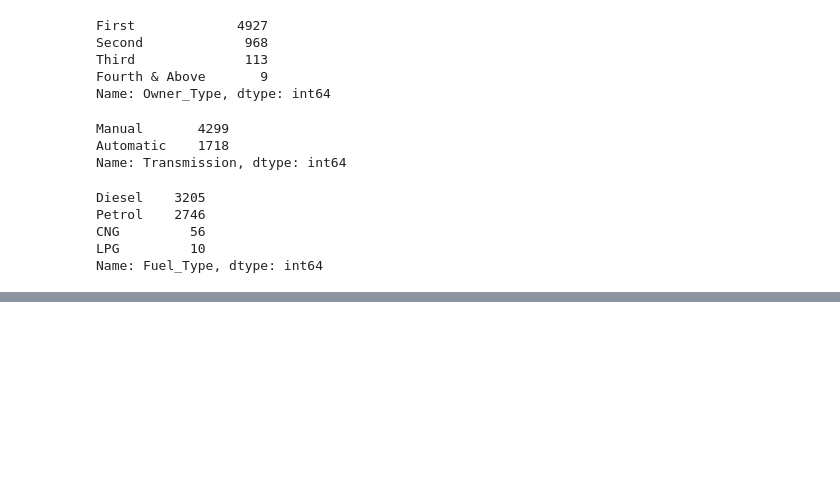
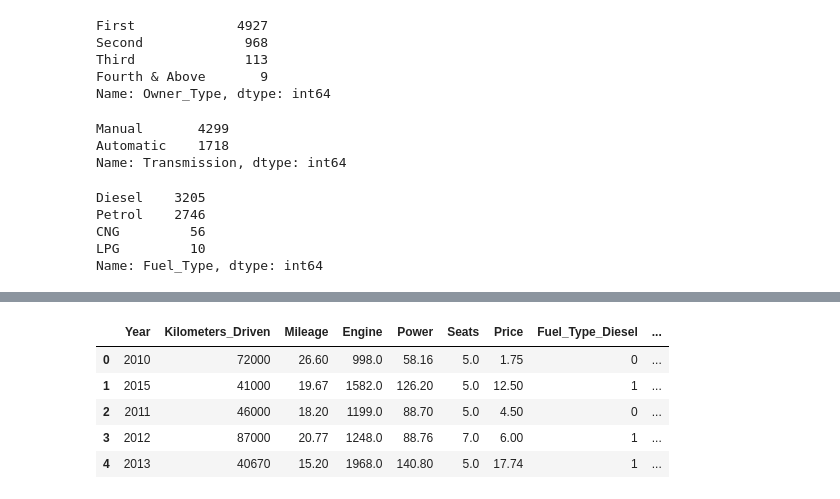
Before and after one commit to Smit1400/CarDealer, a Jupyter notebook: used-car-price-prediction.ipynb, the cells around one changed output, grey strips where cells are left out. Drawn from its saved outputs; the diff is of its cells as text; code cells hidden in the pictures; blank space fills up the shorter version.

```diff
--- a/used-car-price-prediction.ipynb
+++ b/used-car-price-prediction.ipynb
@@ -358,0 +374,9 @@ train_data["Fuel_Type"].unique()
+# %%
+train_data.head()
+# %% [output]
+|  | Year | Kilometers_Driven | Mileage | Engine | Power | Seats | Price | Fuel_Type_Diesel | ... |
+| 0 | 2010 | 72000 | 26.60 | 998.0 | 58.16 | 5.0 | 1.75 | 0 | ... |
+| 1 | 2015 | 41000 | 19.67 | 1582.0 | 126.20 | 5.0 | 12.50 | 1 | ... |
+| 2 | 2011 | 46000 | 18.20 | 1199.0 | 88.70 | 5.0 | 4.50 | 0 | ... |
+| 3 | 2012 | 87000 | 20.77 | 1248.0 | 88.76 | 7.0 | 6.00 | 1 | ... |
+| 4 | 2013 | 40670 | 15.20 | 1968.0 | 140.80 | 5.0 | 17.74 | 1 | ... |
```
Also changed, not shown: parts of 11 cells of this notebook.
